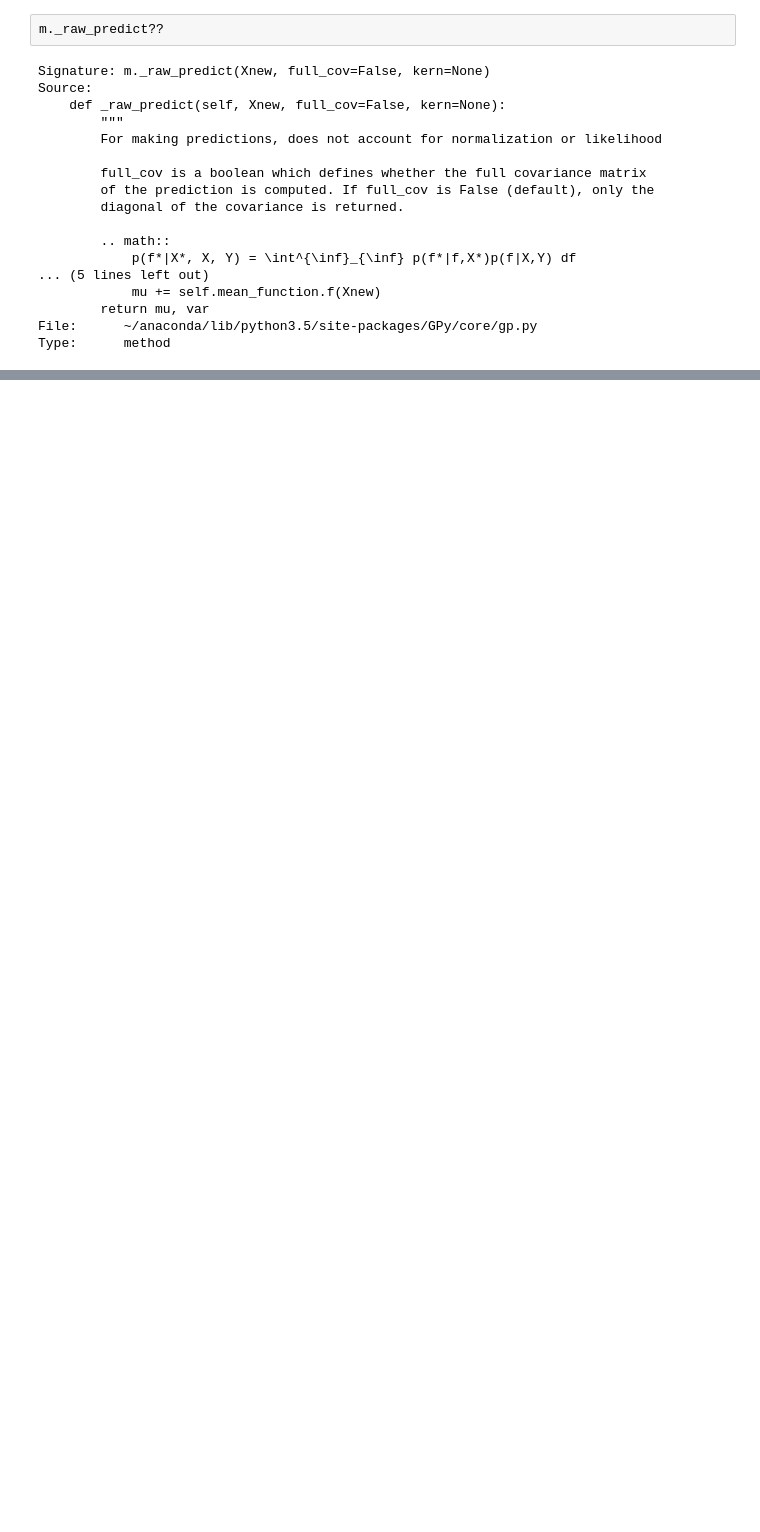
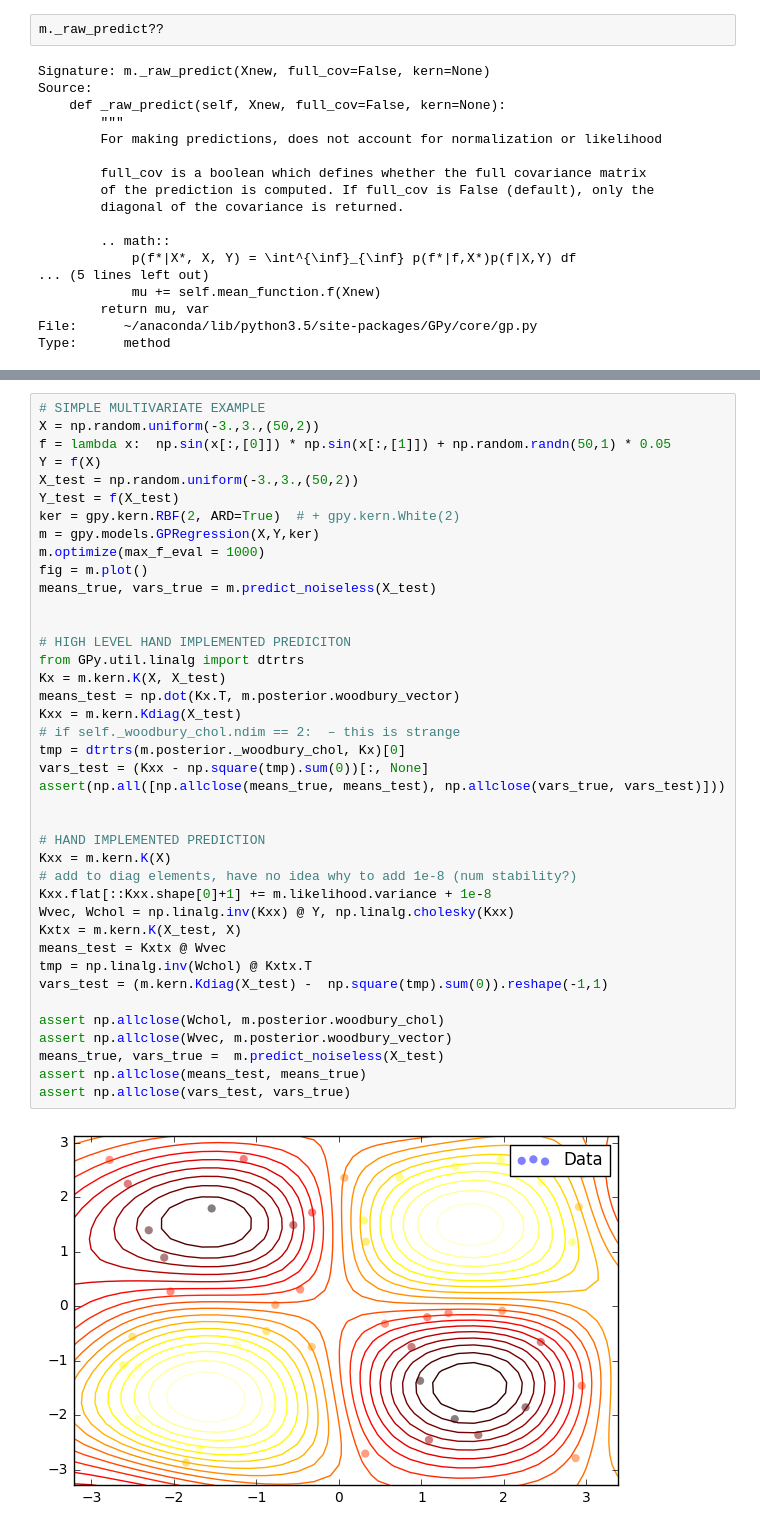
Before and after one commit to bestxolodec/DTR, a Jupyter notebook: py-notebooks/gpy_for_itr.ipynb, the cells around one changed output, grey strips where cells are left out. Cells and saved outputs as stored; diff of their text form; blank space fills up the shorter version.

```diff
--- a/py-notebooks/gpy_for_itr.ipynb
+++ b/py-notebooks/gpy_for_itr.ipynb
@@ -127,0 +610,42 @@ Type:      method
+# %%
+# SIMPLE MULTIVARIATE EXAMPLE
+X = np.random.uniform(-3.,3.,(50,2))
+f = lambda x:  np.sin(x[:,[0]]) * np.sin(x[:,[1]]) + np.random.randn(50,1) * 0.05
+Y = f(X)
+X_test = np.random.uniform(-3.,3.,(50,2))
+Y_test = f(X_test)
+ker = gpy.kern.RBF(2, ARD=True)  # + gpy.kern.White(2)
+m = gpy.models.GPRegression(X,Y,ker)
+m.optimize(max_f_eval = 1000)
+fig = m.plot()
+means_true, vars_true = m.predict_noiseless(X_test)
+
+
+# HIGH LEVEL HAND IMPLEMENTED PREDICITON
+from GPy.util.linalg import dtrtrs
+Kx = m.kern.K(X, X_test)
+means_test = np.dot(Kx.T, m.posterior.woodbury_vector)
+Kxx = m.kern.Kdiag(X_test)
+# if self._woodbury_chol.ndim == 2:  – this is strange
+tmp = dtrtrs(m.posterior._woodbury_chol, Kx)[0]
+vars_test = (Kxx - np.square(tmp).sum(0))[:, None]
+assert(np.all([np.allclose(means_true, means_test), np.allclose(vars_true, vars_test)]))
+
+
+# HAND IMPLEMENTED PREDICTION
+Kxx = m.kern.K(X)
+# add to diag elements, have no idea why to add 1e-8 (num stability?)
+Kxx.flat[::Kxx.shape[0]+1] += m.likelihood.variance + 1e-8
+Wvec, Wchol = np.linalg.inv(Kxx) @ Y, np.linalg.cholesky(Kxx)
+Kxtx = m.kern.K(X_test, X)
+means_test = Kxtx @ Wvec
+tmp = np.linalg.inv(Wchol) @ Kxtx.T
+vars_test = (m.kern.Kdiag(X_test) -  np.square(tmp).sum(0)).reshape(-1,1)
+
+assert np.allclose(Wchol, m.posterior.woodbury_chol)
+assert np.allclose(Wvec, m.posterior.woodbury_vector)
+means_true, vars_true =  m.predict_noiseless(X_test)
+assert np.allclose(means_test, means_true)
+assert np.allclose(vars_test, vars_true)
+# %% [output]
+[figure, added]
```
Also changed, not shown: parts of 64 cells of this notebook, 5 other files.
